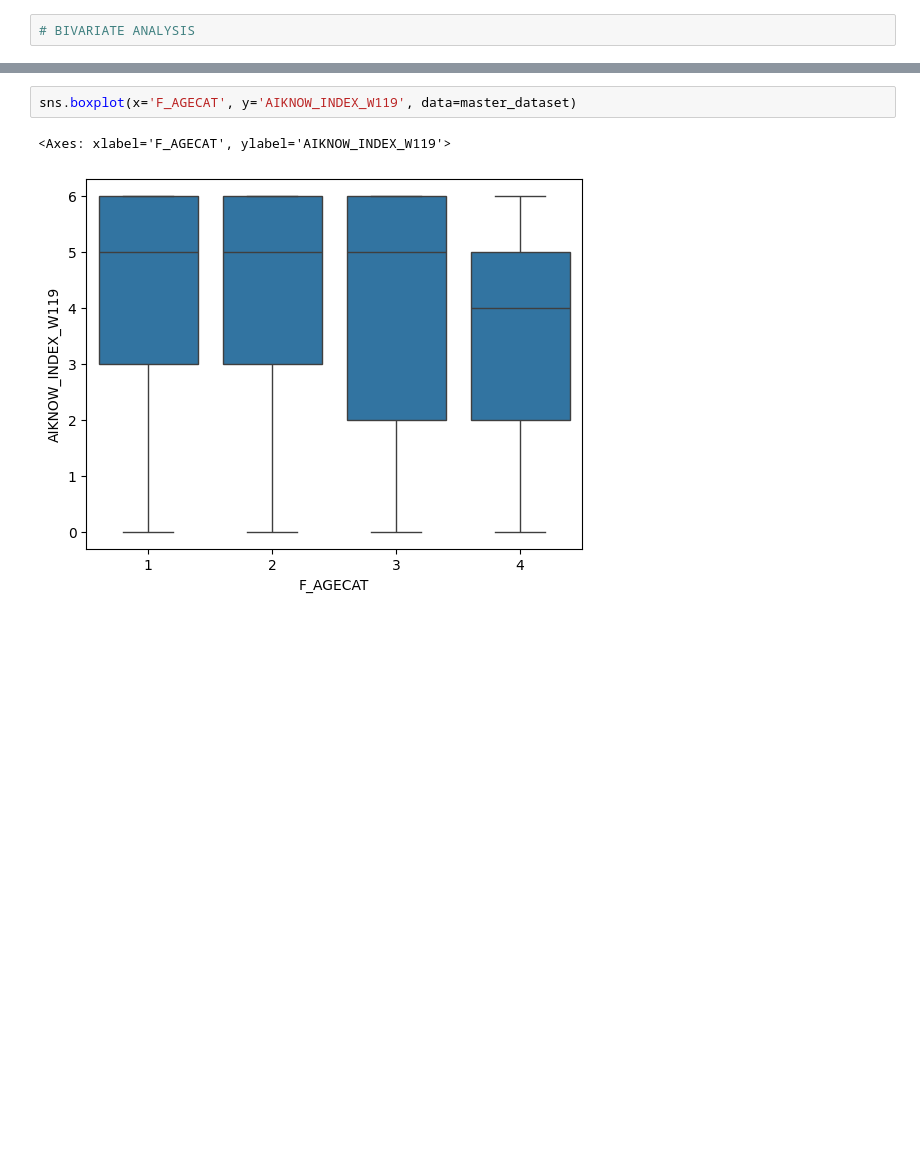
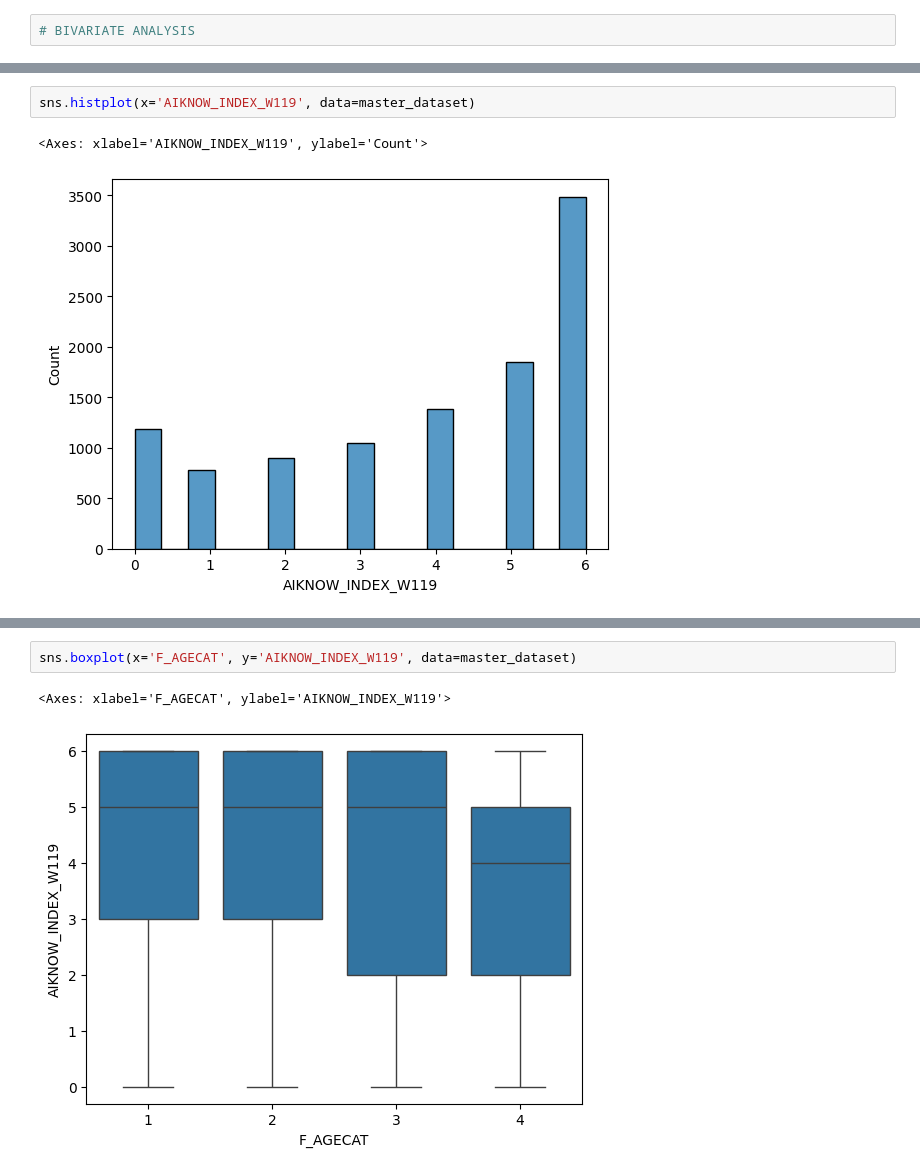
Before and after one commit to mikvyork/schulich_data_science, a Jupyter notebook: mmai500_proposal/mmai5000_data.ipynb, the cells around one changed output, grey strips where cells are left out. Drawn from its saved outputs; the diff is of its cells as text; blank space fills up the shorter version.

```diff
--- a/mmai500_proposal/mmai5000_data.ipynb
+++ b/mmai500_proposal/mmai5000_data.ipynb
@@ -236,3 +247,8 @@ sns.pairplot(master_dataset)
+# %%
+sns.histplot(x='AIKNOW_INDEX_W119', data=master_dataset)
+# %% [output]
+<Axes: xlabel='AIKNOW_INDEX_W119', ylabel='Count'>
+[figure, added]
 # %%
 sns.boxplot(x='AIKNOW_INDEX_W119', data=master_dataset)
 # %% [output]
```
Also changed, not shown: parts of 10 cells of this notebook, 1 other file.
